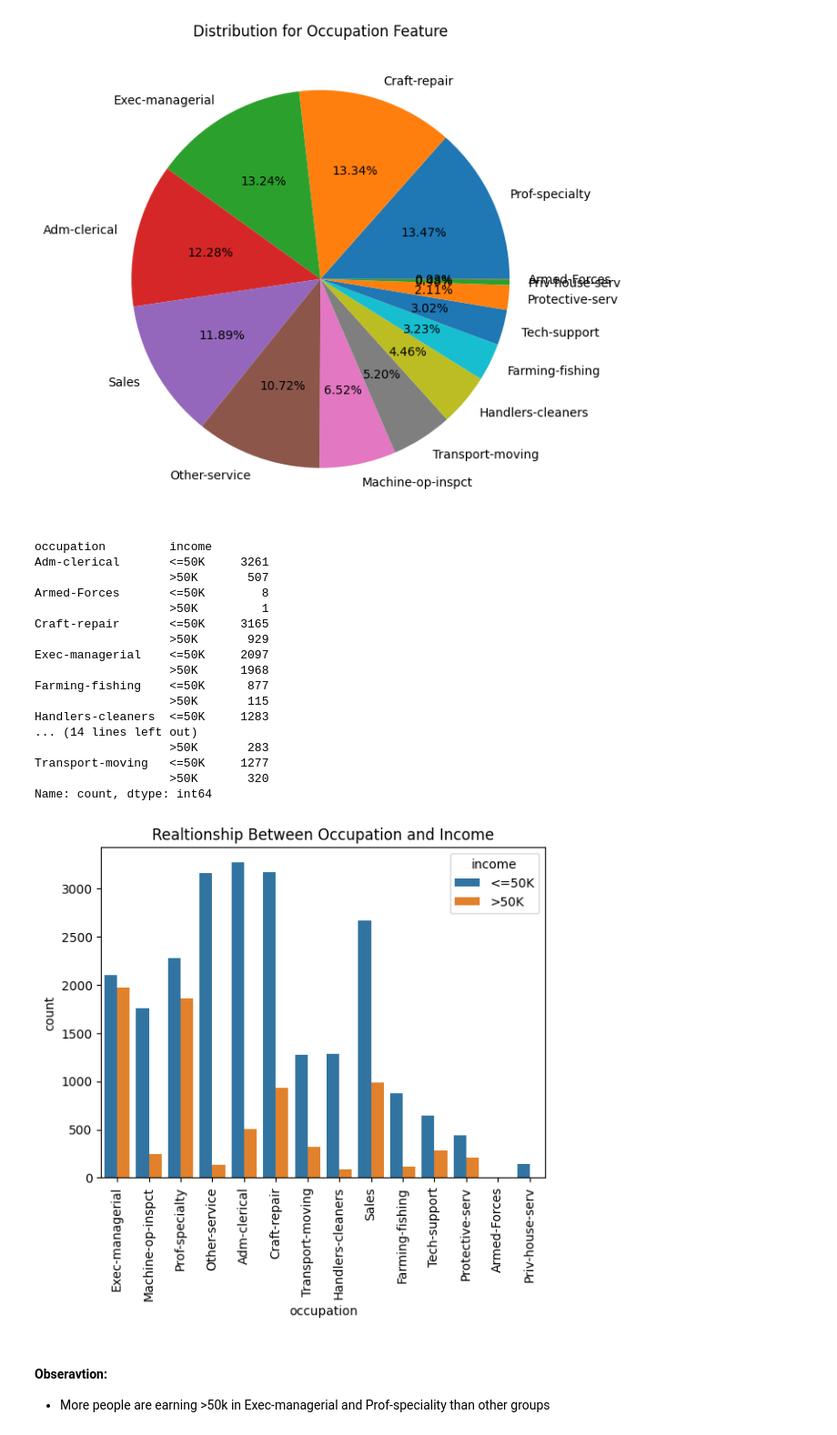
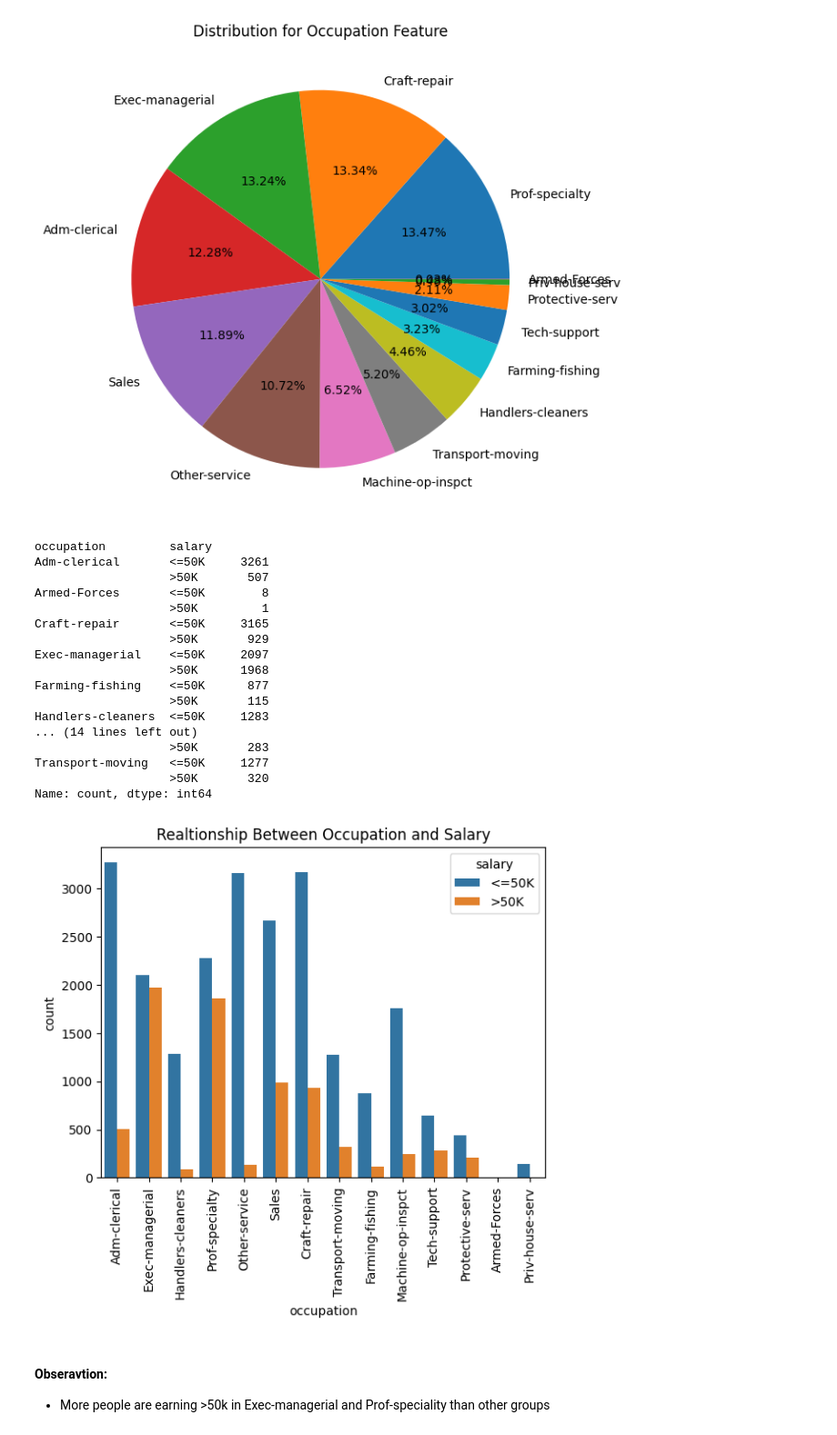
Before and after one commit to sandeepbandi924/Census_Income_Prediction, a Jupyter notebook: notebook/EDA.ipynb, the cells around one changed output. Shown at 91% size. Saved outputs shown, nothing was run; the diff lists cells and outputs as text; code cells hidden in the pictures.

```diff
--- a/notebook/EDA.ipynb
+++ b/notebook/EDA.ipynb
@@ -33,7 +33,7 @@ import seaborn as sns
 # %%
 #Reading the Dataset using pandas
 
-df = pd.read_csv('data/census_income.csv')
+df = pd.read_csv('data/adult.csv')
 # %%
 #Reading first five rows using Head
 
@@ -275,11 +293,11 @@ plt.show()
 # %% [output]
 [figure]
 # %%
-#Realtionship Between Occupation and Income
-ocup_income = df.groupby('occupation')['income']
+#Realtionship Between Occupation and Salary
+ocup_income = df.groupby('occupation')['salary']
 ocup_income.value_counts()
 # %% [output]
-occupation         income
+occupation         salary
 Adm-clerical       <=50K     3261
                    >50K       507
 Armed-Forces       <=50K        8
@@ -297,12 +315,12 @@ Transport-moving   <=50K     1277
                    >50K       320
 Name: count, dtype: int64
 # %%
-sns.countplot(df,x='occupation',hue='income')
-plt.title('Realtionship Between Occupation and Income')
+sns.countplot(df,x='occupation',hue='salary')
+plt.title('Realtionship Between Occupation and Salary')
 plt.xticks(rotation=90)
 plt.show()
 # %% [output]
-[figure, old version]
+[figure, new version]
 # %% [markdown]
 #### Obseravtion:
 - More people are earning >50k in Exec-managerial and Prof-speciality than other groups
```
Also changed, not shown: parts of 37 cells of this notebook, 10 other files.
